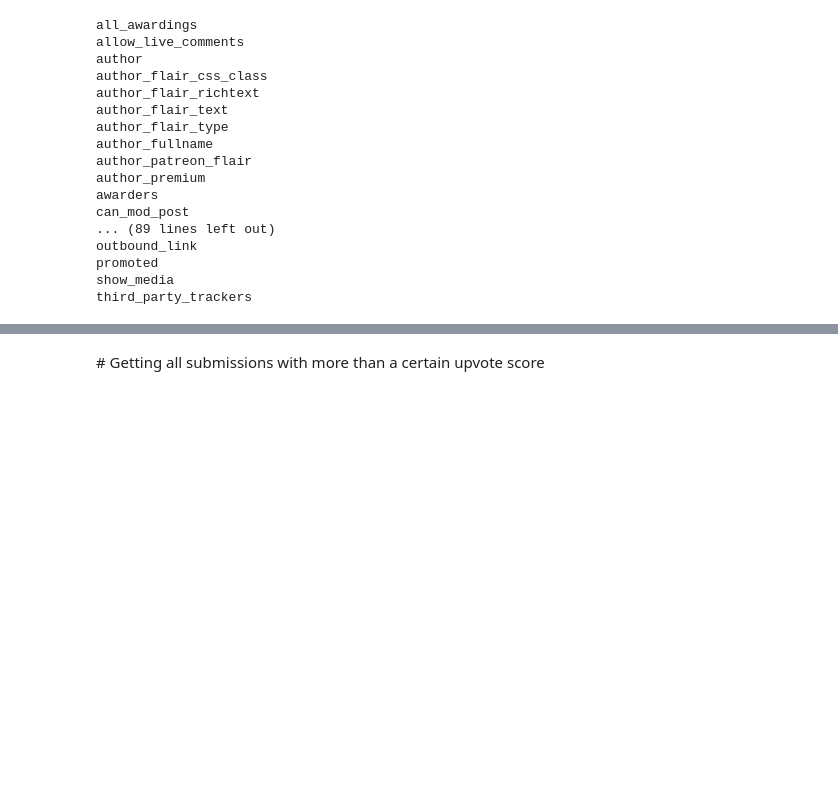
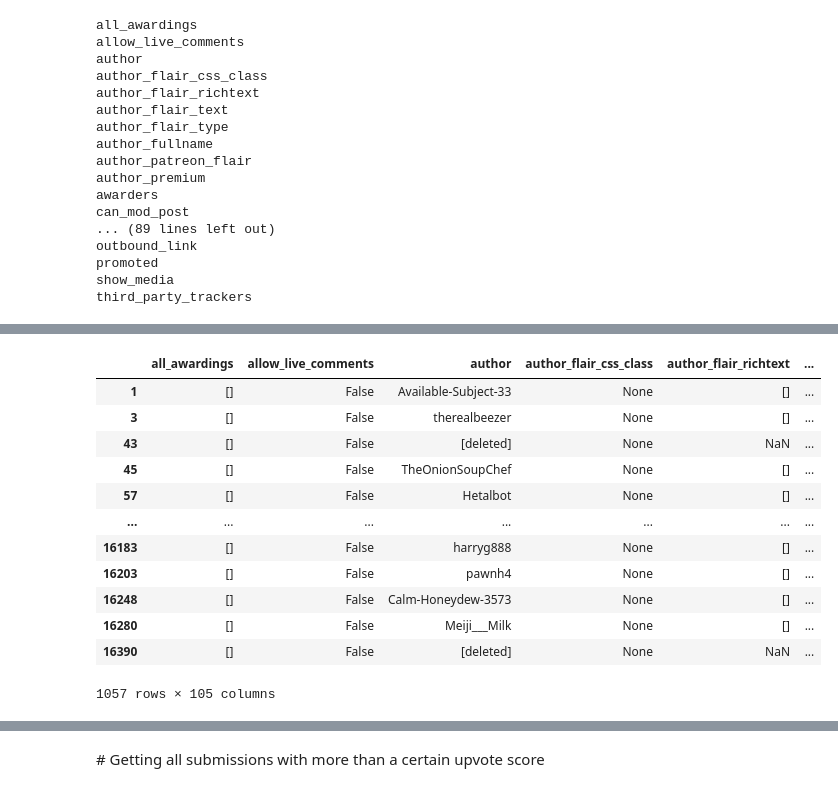
Before and after one commit to factitious/survey_v_social_media, a Jupyter notebook: Methods/Scripts/Reddit/usageOverview.ipynb, the cells around one changed output, grey strips where cells are left out. Cells and saved outputs as stored; diff of their text form; code cells hidden in the pictures; blank space fills up the shorter version.

Commit message:
Data structure: Submissions

```diff
--- a/Methods/Scripts/Reddit/usageOverview.ipynb
+++ b/Methods/Scripts/Reddit/usageOverview.ipynb
@@ -22,15 +12,17 @@ api = PushshiftAPI()
 # %% [markdown]
 ## Submissions
 # %%
-# # Details on what this query actually does below.
-# # Here using it to figure out what some of the fields are.
+# Details on what this query actually does below.
+# Here using it to figure out what some of the fields are.
+# Start and end time will be off by one hour here (not UTC)
+# This is fixed in the *Getting the dates right* section
 
-# start_time = int(datetime(2021, 6, 7).timestamp())
-# end_time = int(datetime(2021, 6, 14).timestamp())
+start_time = int(datetime(2021, 6, 7).timestamp())
+end_time = int(datetime(2021, 6, 14).timestamp())
 
-# api_request_generator = api.search_submissions(q='(jobs | employment)',
-#                                               after = start_time,
-#                                               before = end_time)
+api_request_generator = api.search_submissions(q='(jobs | employment)',
+                                              after = start_time,
+                                              before = end_time)
 
-# sub_recent = pd.DataFrame([submission.d_ for submission in api_request_generator])
-# sub_recent.shape
+sub_recent = pd.DataFrame([submission.d_ for submission in api_request_generator])
+sub_recent.shape
@@ -390,0 +293,19 @@ video 0.0028649801889667785
+# %%
+# is_crosspostable
+# We don't really care about this
+# https://www.reddit.com/r/pushshift/comments/gortnt/about_the_is_crosspostable_attribute/
+sub_recent[sub_recent["is_crosspostable"] == False]
+# %% [output]
+|  | all_awardings | allow_live_comments | author | author_flair_css_class | author_flair_richtext | ... |
+| 1 | [] | False | Available-Subject-33 | None | [] | ... |
+| 3 | [] | False | therealbeezer | None | [] | ... |
+| 43 | [] | False | [deleted] | None | NaN | ... |
+| 45 | [] | False | TheOnionSoupChef | None | [] | ... |
+| 57 | [] | False | Hetalbot | None | [] | ... |
+| ... | ... | ... | ... | ... | ... | ... |
+| 16183 | [] | False | harryg888 | None | [] | ... |
+| 16203 | [] | False | pawnh4 | None | [] | ... |
+| 16248 | [] | False | Calm-Honeydew-3573 | None | [] | ... |
+| 16280 | [] | False | Meiji___Milk | None | [] | ... |
+| 16390 | [] | False | [deleted] | None | NaN | ... |
+1057 rows × 105 columns
```
Also changed, not shown: parts of 71 cells of this notebook.
